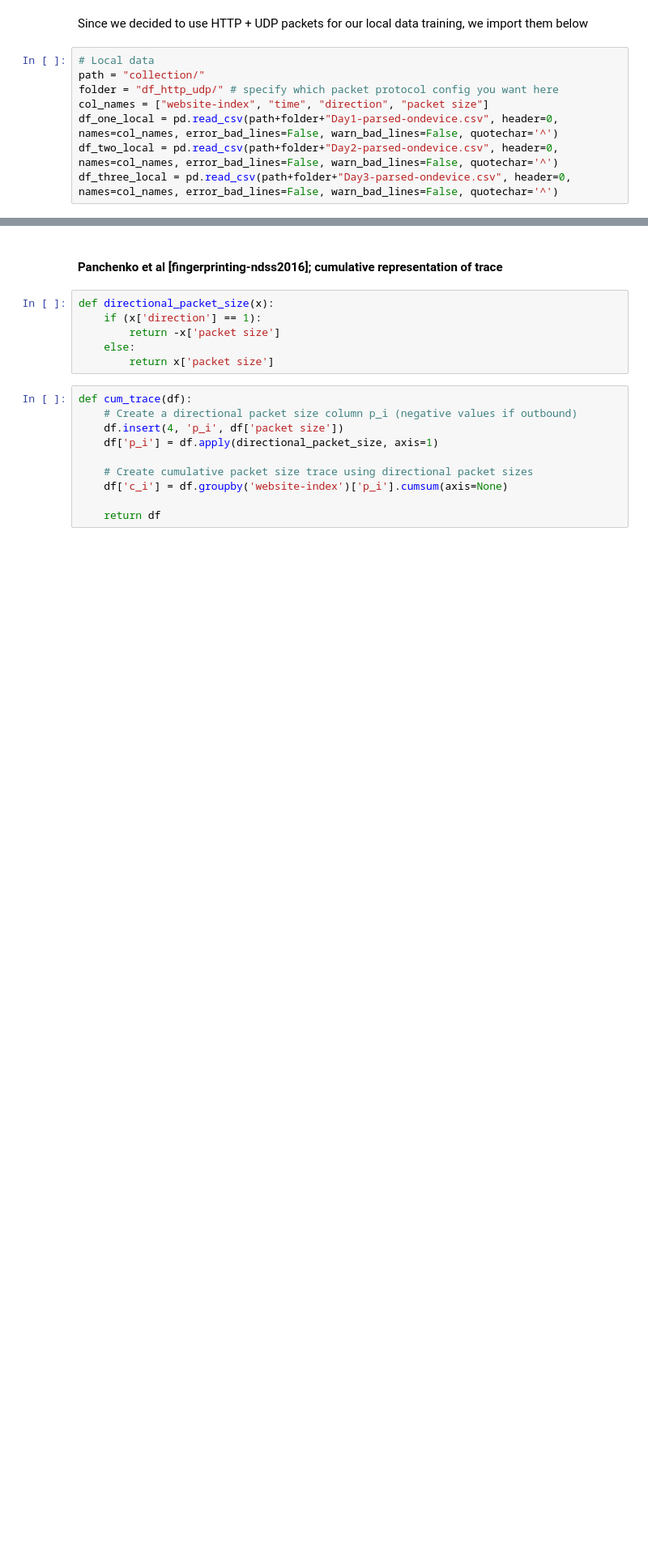
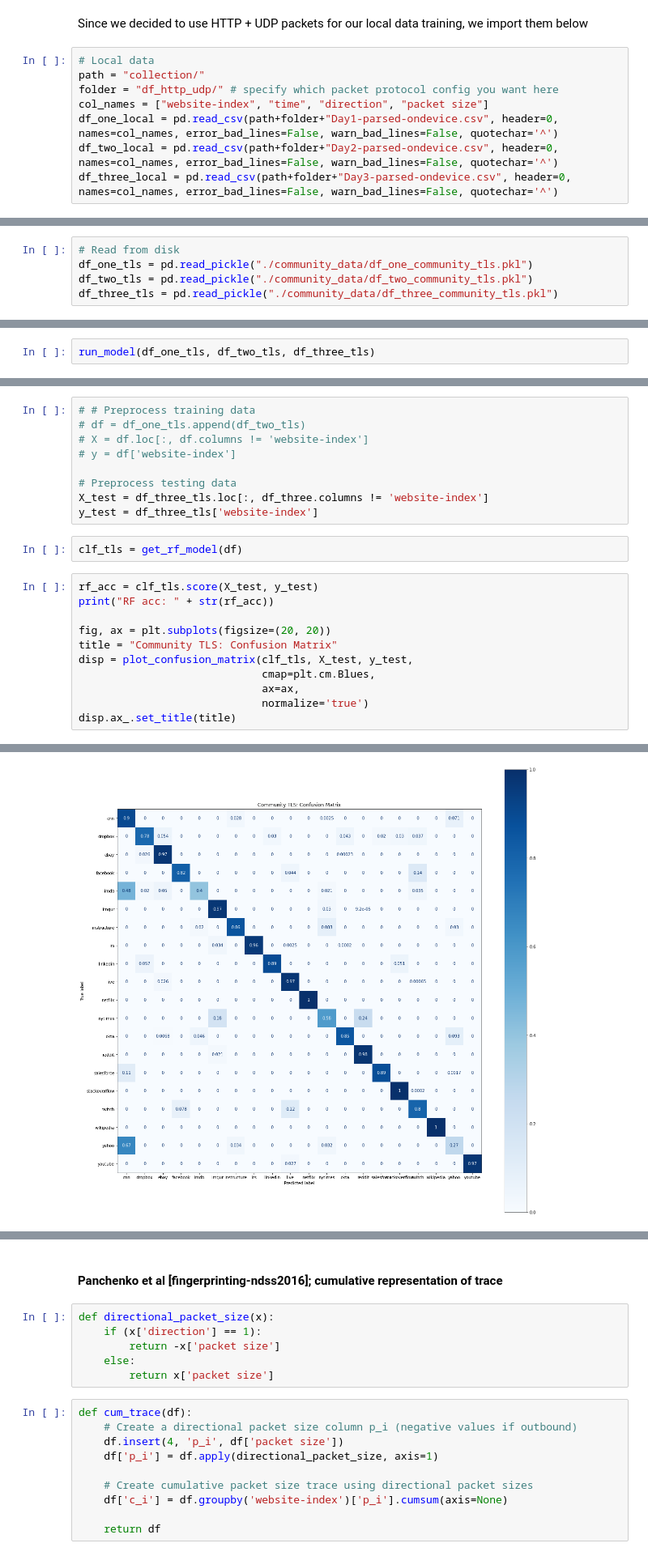
Before and after one commit to mbronckers/cmsc23360, a Jupyter notebook: p2/Submission.ipynb, the cells around one changed output, grey strips where cells are left out. Shown: that part at 81% size. Saved outputs shown, nothing was run; the diff lists cells and outputs as text; blank space fills up the shorter version.

```diff
--- a/p2/Submission.ipynb
+++ b/p2/Submission.ipynb
@@ -262,0 +390,5 @@ df_three_stat = outgoing_concentration(df_three, prev=True)
+# %%
+# Read from disk
+df_one_tls = pd.read_pickle("./community_data/df_one_community_tls.pkl")
+df_two_tls = pd.read_pickle("./community_data/df_two_community_tls.pkl")
+df_three_tls = pd.read_pickle("./community_data/df_three_community_tls.pkl")
@@ -262,0 +404,2 @@ df_three_stat = outgoing_concentration(df_three, prev=True)
+# %%
+run_model(df_one_tls, df_two_tls, df_three_tls)
@@ -262,0 +413,23 @@ df_three_stat = outgoing_concentration(df_three, prev=True)
+# %%
+# # Preprocess training data
+# df = df_one_tls.append(df_two_tls)
+# X = df.loc[:, df.columns != 'website-index']
+# y = df['website-index']
+
+# Preprocess testing data
+X_test = df_three_tls.loc[:, df_three.columns != 'website-index']
+y_test = df_three_tls['website-index']
+# %%
+clf_tls = get_rf_model(df)
+# %%
+rf_acc = clf_tls.score(X_test, y_test)
+print("RF acc: " + str(rf_acc))
+
+fig, ax = plt.subplots(figsize=(20, 20))
+title = "Community TLS: Confusion Matrix"
+disp = plot_confusion_matrix(clf_tls, X_test, y_test,
+                             cmap=plt.cm.Blues,
+                             ax=ax,
+                             normalize='true')
+disp.ax_.set_title(title)
+# %% [output]
@@ -262,0 +437 @@ df_three_stat = outgoing_concentration(df_three, prev=True)
+[figure, added]
```
Also changed, not shown: parts of 124 cells of this notebook, 5 other files.
